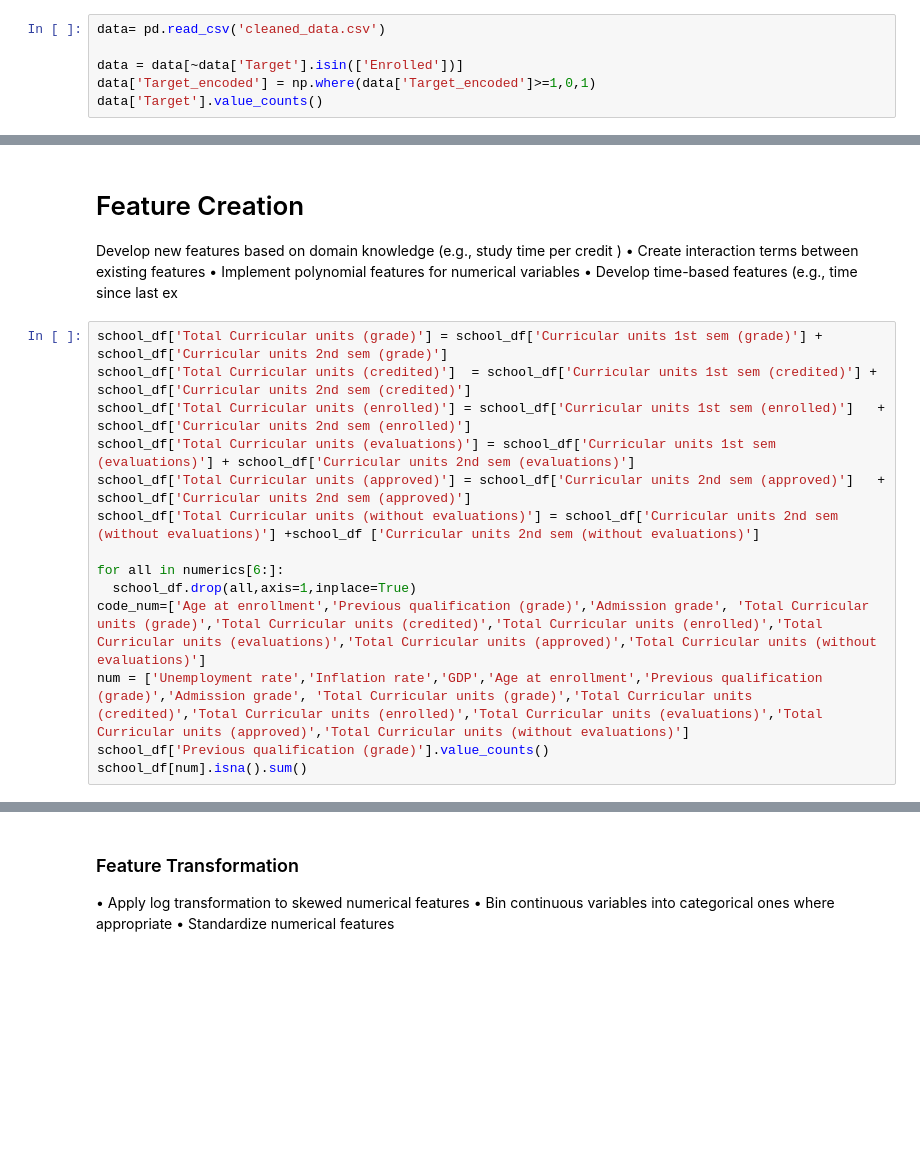
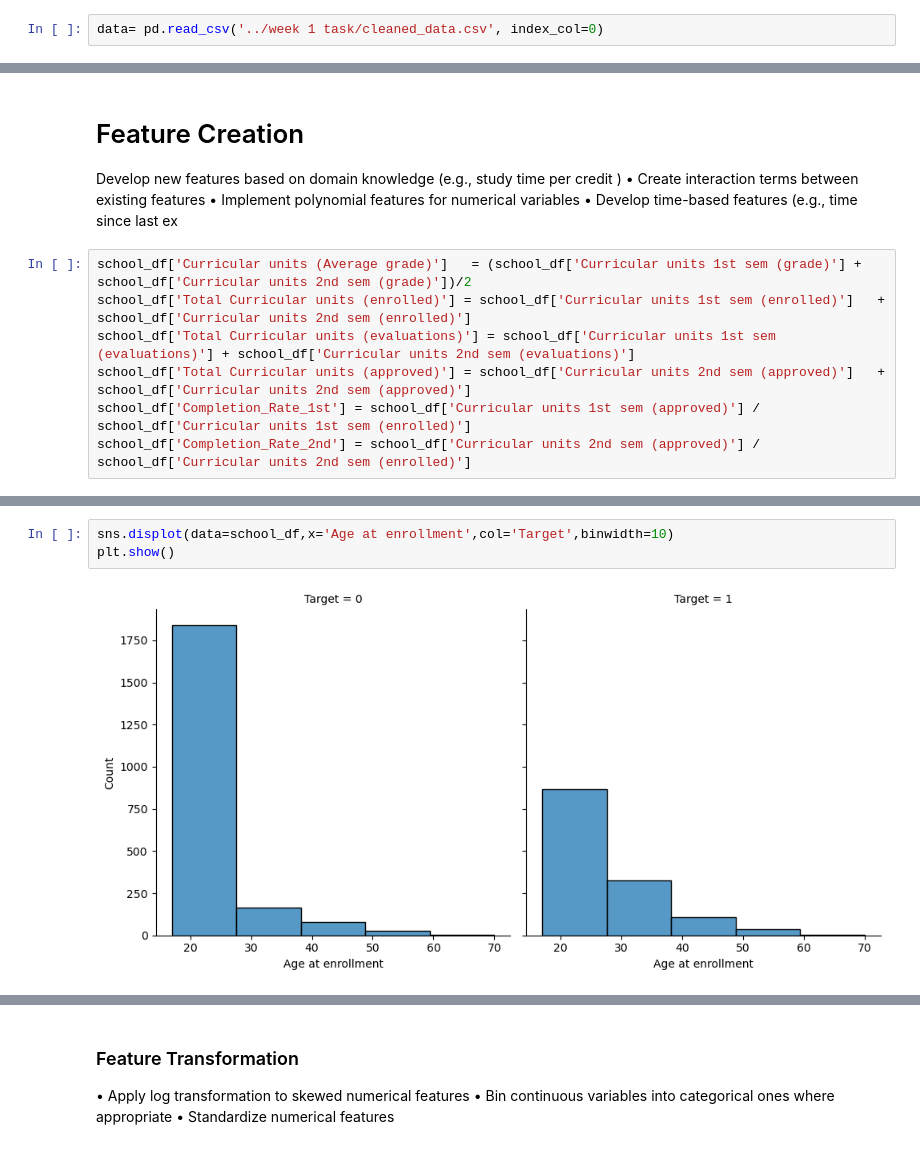
Before and after one commit to ChidiUmeh/3signet-Projects, a Jupyter notebook: week 3 Task/features.ipynb, the cells around one changed output, grey strips where cells are left out. Drawn from its saved outputs; the diff is of its cells as text; blank space fills up the shorter version.

```diff
--- a/week 3 Task/features.ipynb
+++ b/week 3 Task/features.ipynb
@@ -8,6 +9,2 @@ import plotly.express as px
 # %%
-data= pd.read_csv('cleaned_data.csv')
-
-data = data[~data['Target'].isin(['Enrolled'])]
-data['Target_encoded'] = np.where(data['Target_encoded']>=1,0,1)
-data['Target'].value_counts()
+data= pd.read_csv('../week 1 task/cleaned_data.csv', index_col=0)
@@ -78,16 +42,9 @@ school_df[numerics].describe()
 • Implement polynomial features for numerical variables
 • Develop time-based features (e.g., time since last ex
 # %%
-school_df['Total Curricular units (grade)']	= school_df['Curricular units 1st sem (grade)'] + school_df['Curricular units 2nd sem (grade)']
-school_df['Total Curricular units (credited)']	= school_df['Curricular units 1st sem (credited)'] + school_df['Curricular units 2nd sem (credited)']
+school_df['Curricular units (Average grade)']	= (school_df['Curricular units 1st sem (grade)'] + school_df['Curricular units 2nd sem (grade)'])/2
 school_df['Total Curricular units (enrolled)'] = school_df['Curricular units 1st sem (enrolled)']	+ school_df['Curricular units 2nd sem (enrolled)']
 school_df['Total Curricular units (evaluations)'] = school_df['Curricular units 1st sem (evaluations)'] + school_df['Curricular units 2nd sem (evaluations)']
 school_df['Total Curricular units (approved)'] = school_df['Curricular units 2nd sem (approved)']	+ school_df['Curricular units 2nd sem (approved)']
-school_df['Total Curricular units (without evaluations)'] = school_df['Curricular units 2nd sem (without evaluations)'] +school_df ['Curricular units 2nd sem (without evaluations)']
-
-for all in numerics[6:]:
-  school_df.drop(all,axis=1,inplace=True)
-code_num=['Age at enrollment','Previous qualification (grade)','Admission grade', 'Total Curricular units (grade)','Total Curricular units (credited)','Total Curricular units (enrolled)','Total Curricular units (evaluations)','Total Curricular units (approved)','Total Curricular units (without evaluations)']
-num = ['Unemployment rate','Inflation rate','GDP','Age at enrollment','Previous qualification (grade)','Admission grade', 'Total Curricular units (grade)','Total Curricular units (credited)','Total Curricular units (enrolled)','Total Curricular units (evaluations)','Total Curricular units (approved)','Total Curricular units (without evaluations)']
-school_df['Previous qualification (grade)'].value_counts()
-school_df[num].isna().sum()
+school_df['Completion_Rate_1st'] = school_df['Curricular units 1st sem (approved)'] / school_df['Curricular units 1st sem (enrolled)']
+school_df['Completion_Rate_2nd'] = school_df['Curricular units 2nd sem (approved)'] / school_df['Curricular units 2nd sem (enrolled)']
@@ -112,0 +51,5 @@ plt.show()
+# %%
+sns.displot(data=school_df,x='Age at enrollment',col='Target',binwidth=10)
+plt.show()
+# %% [output]
+[figure, added]
```
Also changed, not shown: parts of 17 cells of this notebook, 2 other files.
